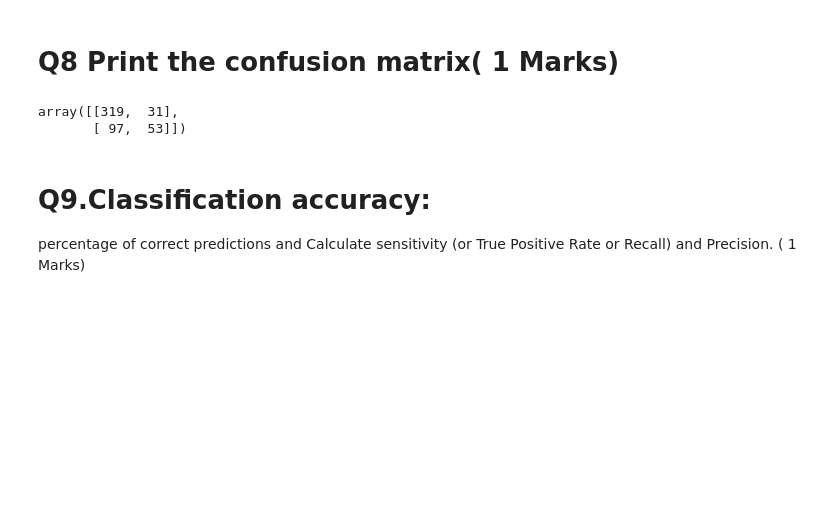
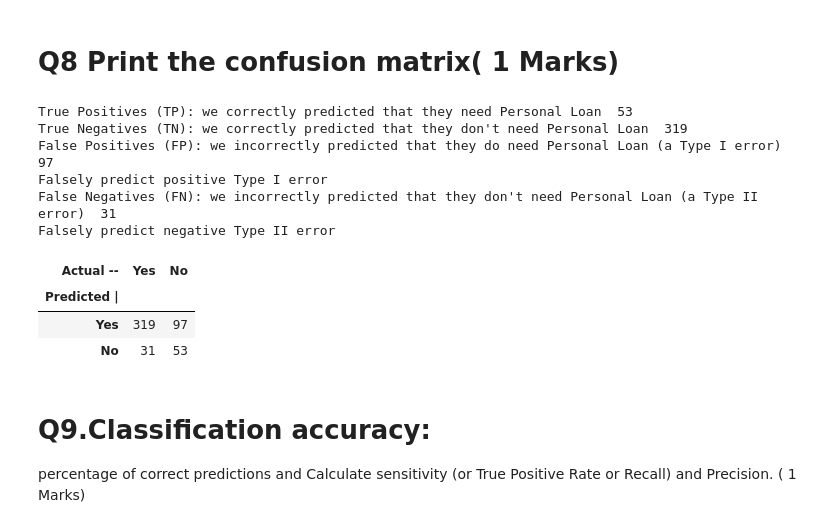
Before and after one commit to GreatLearningAIML1/bangalore-feb-batch-siju-samuel, a Jupyter notebook: R4_Lab_External_ValidationAccuracy/R4_External_Lab_Validation_Accuracy.ipynb, the cells around one changed output. Drawn from its saved outputs; the diff is of its cells as text; code cells hidden in the pictures; blank space fills up the shorter version.

```diff
--- a/R4_Lab_External_ValidationAccuracy/R4_External_Lab_Validation_Accuracy.ipynb
+++ b/R4_Lab_External_ValidationAccuracy/R4_External_Lab_Validation_Accuracy.ipynb
@@ -353,11 +374,19 @@ Random Forest Standard Deviation = 0.04963869458396343
 #y_pred = cross_val_predict(clf, x, y, cv=10)
 y_pred = cross_val_predict(Rf_model, X_in, Y_in, cv=kfold)
 # %%
-cm = metrics.confusion_matrix(Y_in, y_pred)
-cm
+cm = metrics.confusion_matrix(y_pred, Y_in)
+print_cm(cm)
 # %% [output]
-array([[319,  31],
-       [ 97,  53]])
+True Positives (TP): we correctly predicted that they need Personal Loan  53
+True Negatives (TN): we correctly predicted that they don't need Personal Loan  319
+False Positives (FP): we incorrectly predicted that they do need Personal Loan (a Type I error)  97
+Falsely predict positive Type I error
+False Negatives (FN): we incorrectly predicted that they don't need Personal Loan (a Type II error)  31
+Falsely predict negative Type II error
+| Actual -- | Yes | No |
+| Predicted | |  |  |
+| Yes | 319 | 97 |
+| No | 31 | 53 |
 # %% [markdown]
 # Q9.Classification accuracy:
 percentage of correct predictions and Calculate sensitivity (or True Positive Rate or Recall) and Precision.
```
Also changed, not shown: parts of 5 cells of this notebook.
